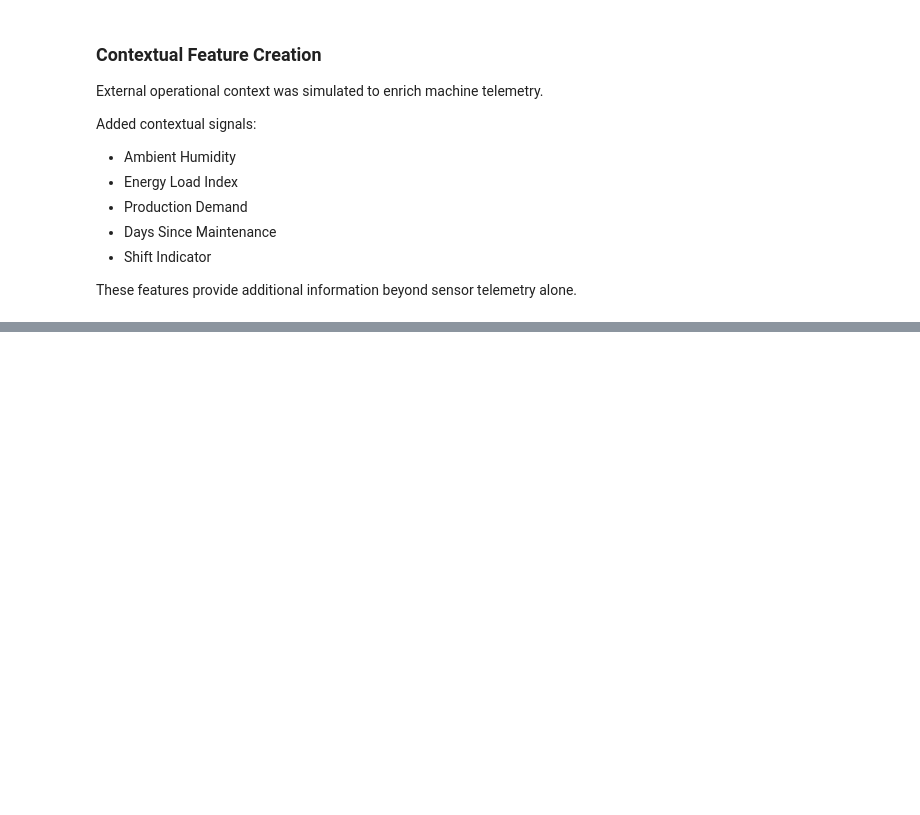
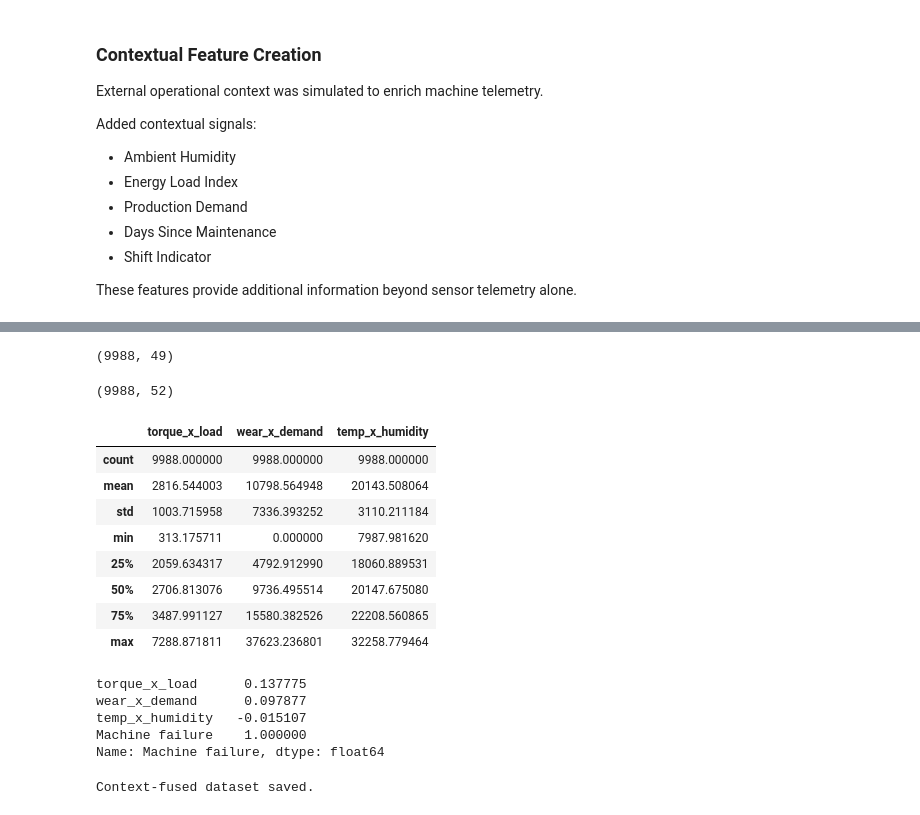
Before and after one commit to snpdsai/predictive-maintenance-contextual-ai, a Jupyter notebook: notebooks/02_context_fusion.ipynb, the cells around one changed output, grey strips where cells are left out. Cells and saved outputs as stored; diff of their text form; code cells hidden in the pictures; blank space fills up the shorter version.

Commit message:
Create contextual interaction features for data fusion

```diff
--- a/notebooks/02_context_fusion.ipynb
+++ b/notebooks/02_context_fusion.ipynb
@@ -521,0 +528,46 @@ These features provide additional information beyond sensor telemetry alone.
+# %%
+df = pd.read_csv("../data/processed/context_base.csv")
+
+print(df.shape)
+# %% [output]
+(9988, 49)
+# %%
+df["torque_x_load"] = df["Torque [Nm]"] * df["energy_load_index"]
+# %%
+df["wear_x_demand"] = df["Tool wear [min]"] * df["production_demand"]
+# %%
+df["temp_x_humidity"] = df["Process temperature [K]"] * df["ambient_humidity"]
+# %%
+print(df.shape)
+# %% [output]
+(9988, 52)
+# %%
+interaction_cols = ["torque_x_load", "wear_x_demand", "temp_x_humidity"]
+
+df[interaction_cols].describe()
+# %% [output]
+|  | torque_x_load | wear_x_demand | temp_x_humidity |
+| count | 9988.000000 | 9988.000000 | 9988.000000 |
+| mean | 2816.544003 | 10798.564948 | 20143.508064 |
+| std | 1003.715958 | 7336.393252 | 3110.211184 |
+| min | 313.175711 | 0.000000 | 7987.981620 |
+| 25% | 2059.634317 | 4792.912990 | 18060.889531 |
+| 50% | 2706.813076 | 9736.495514 | 20147.675080 |
+| 75% | 3487.991127 | 15580.382526 | 22208.560865 |
+| max | 7288.871811 | 37623.236801 | 32258.779464 |
+# %%
+corr_df = df[interaction_cols + ["Machine failure"]].corr()
+
+corr_df["Machine failure"]
+# %% [output]
+torque_x_load      0.137775
+wear_x_demand      0.097877
+temp_x_humidity   -0.015107
+Machine failure    1.000000
+Name: Machine failure, dtype: float64
+# %%
+df.to_csv("../data/processed/context_fused_dataset.csv", index=False)
+
+print("Context-fused dataset saved.")
+# %% [output]
+Context-fused dataset saved.
```
Also changed, not shown: parts of 2 cells of this notebook, 2 other files.
